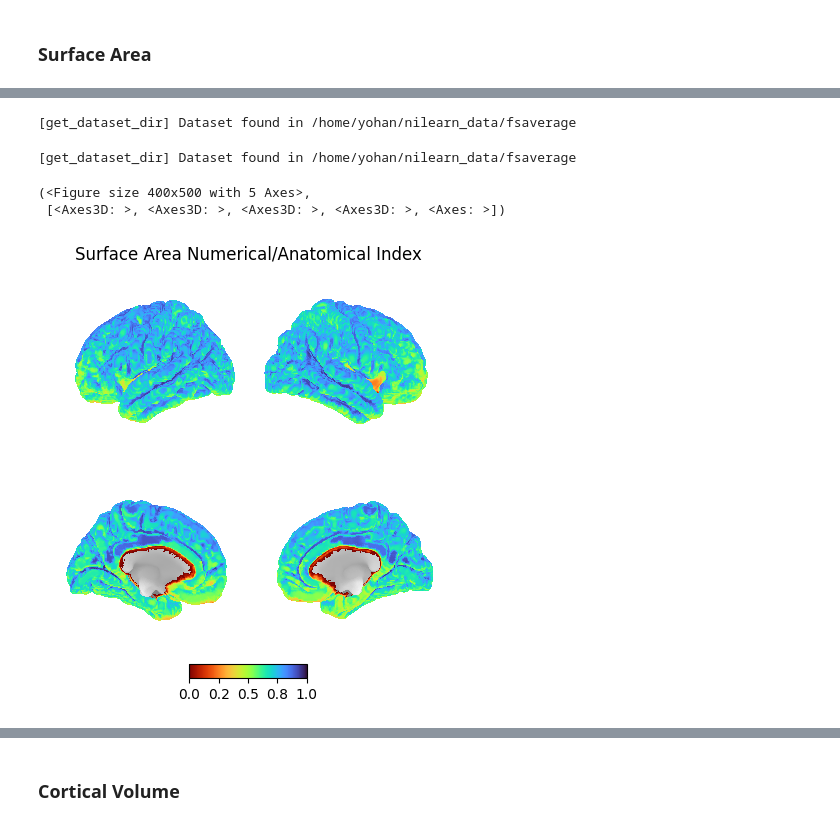
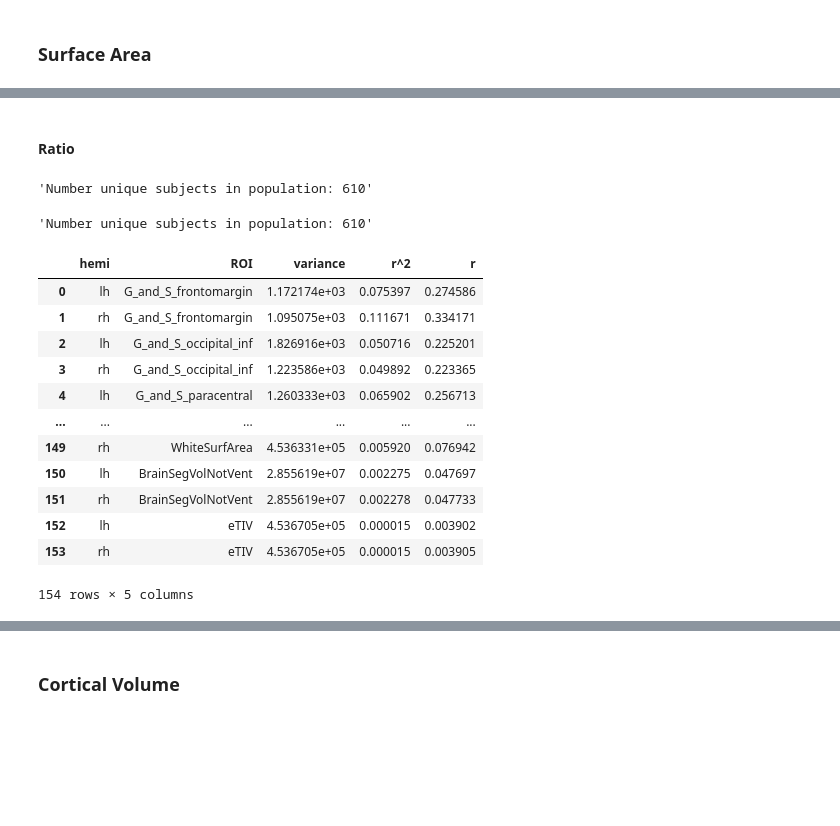
Before and after one commit to yohanchatelain/VIP-python-client, a Jupyter notebook: example/freesurfer-fuzzy/notebooks/stage_I.ipynb, the cells around one changed output, grey strips where cells are left out. Drawn from its saved outputs; the diff is of its cells as text; code cells hidden in the pictures; blank space fills up the shorter version.

```diff
--- a/example/freesurfer-fuzzy/notebooks/stage_I.ipynb
+++ b/example/freesurfer-fuzzy/notebooks/stage_I.ipynb
@@ -468,37 +299,26 @@ display(view)
-# %%
-view = view_ROI(
-    stat_map=area_stat_map_r,
-    title="Surface Area Numerical/Anatomical Standard-Deviation Ratio",
-)
-
-view.save_as_html(
-    os.path.join(
-        root_dir,
-        "figures",
-        "area_num_anat_ratio.html",
-    )
-)
-# %% [output]
-[get_dataset_dir] Dataset found in /home/yohan/nilearn_data/fsaverage
-# %%
-area_I = compute_num_anat_Index(area_num, area_anat)
-stat_map_I = apply_stats_on_ROI(
-    atlas=destrieux,
-    stats_df=area_I,
-    metric="area",
-    stat="I",
-)
-plot_ROI(
-    stat_map=stat_map_I,
-    title="Surface Area Numerical/Anatomical Index",
-    views=["lateral", "medial"],
-    hemispheres=["left", "right"],
-    cmap="turbo_r",
-    vmin=0,
-    vmax=1,
-)
-# %% [output]
-[get_dataset_dir] Dataset found in /home/yohan/nilearn_data/fsaverage
-(<Figure size 400x500 with 5 Axes>,
- [<Axes3D: >, <Axes3D: >, <Axes3D: >, <Axes3D: >, <Axes: >])
-[figure, removed]
+# %% [markdown]
+#### Ratio
+# %%
+# numerical variability
+card_numerical, var_numerical = compute_numerical_variability_cortical_metric("area", subjects)
+# anatomical variability
+card_anatomical, var_anatomical = compute_anatomical_variability_cortical_metric("area", subjects)
+# compute the ratio
+r_na = compute_numerical_anatomical_ratio(var_numerical, var_anatomical, filename="area_r_na.csv")
+r_na
+# %% [output]
+'Number unique subjects in population: 610'
+'Number unique subjects in population: 610'
+|  | hemi | ROI | variance | r^2 | r |
+| 0 | lh | G_and_S_frontomargin | 1.172174e+03 | 0.075397 | 0.274586 |
+| 1 | rh | G_and_S_frontomargin | 1.095075e+03 | 0.111671 | 0.334171 |
+| 2 | lh | G_and_S_occipital_inf | 1.826916e+03 | 0.050716 | 0.225201 |
+| 3 | rh | G_and_S_occipital_inf | 1.223586e+03 | 0.049892 | 0.223365 |
+| 4 | lh | G_and_S_paracentral | 1.260333e+03 | 0.065902 | 0.256713 |
+| ... | ... | ... | ... | ... | ... |
+| 149 | rh | WhiteSurfArea | 4.536331e+05 | 0.005920 | 0.076942 |
+| 150 | lh | BrainSegVolNotVent | 2.855619e+07 | 0.002275 | 0.047697 |
+| 151 | rh | BrainSegVolNotVent | 2.855619e+07 | 0.002278 | 0.047733 |
+| 152 | lh | eTIV | 4.536705e+05 | 0.000015 | 0.003902 |
+| 153 | rh | eTIV | 4.536705e+05 | 0.000015 | 0.003905 |
+154 rows × 5 columns
```
Also changed, not shown: parts of 48 cells of this notebook, 1 other file.
